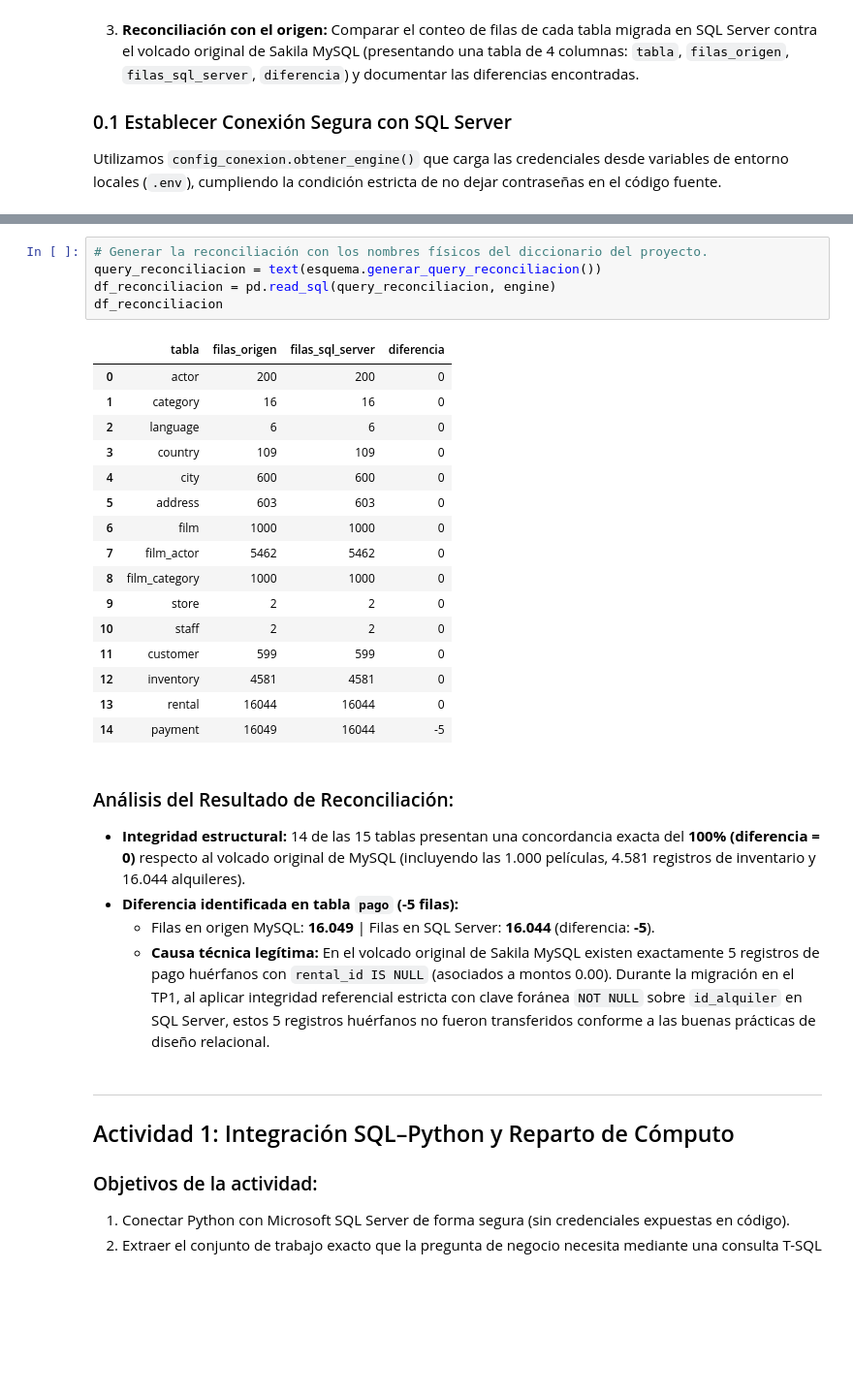
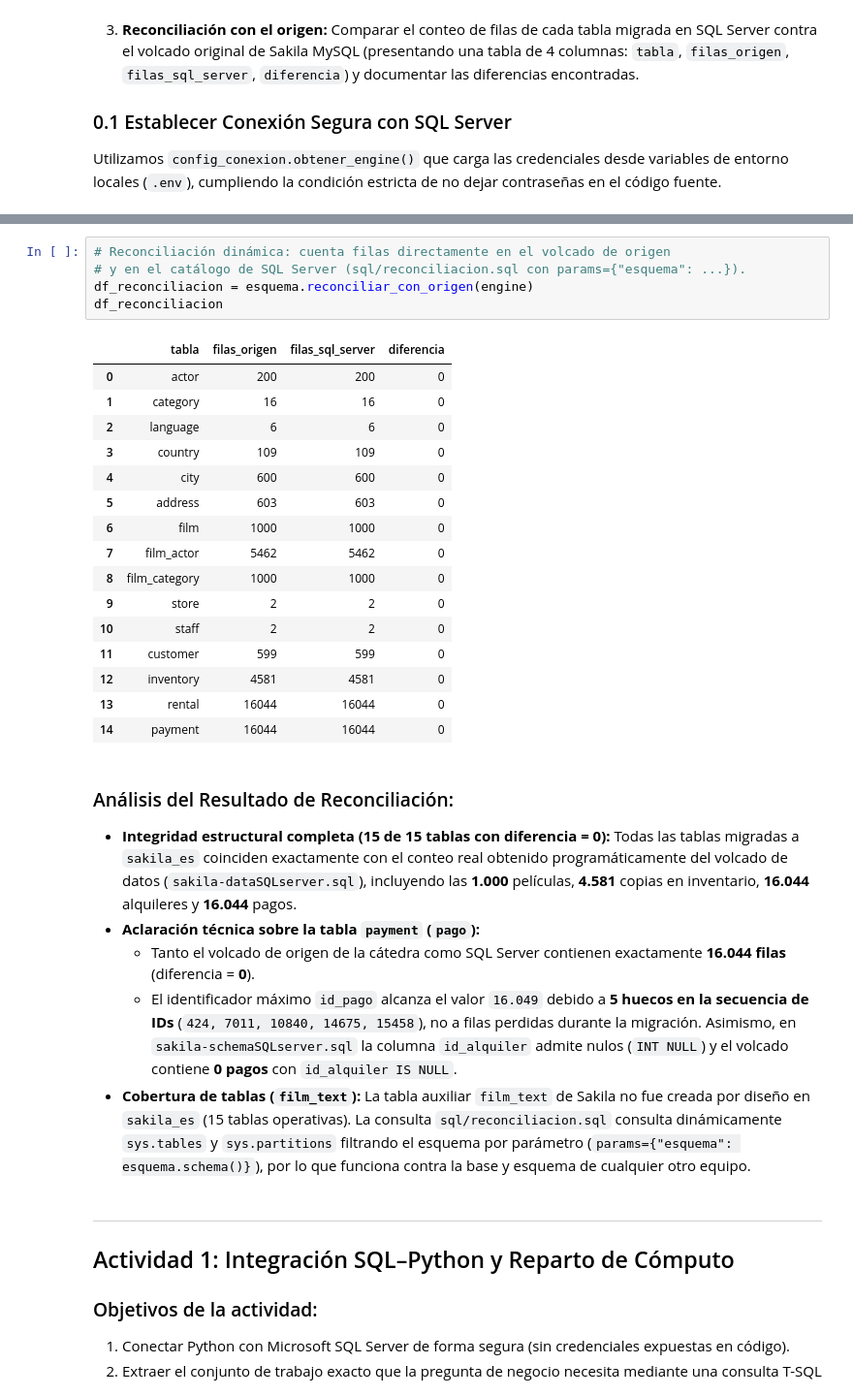
Before and after one commit to BUGn92/TP2SeminarioBD, a Jupyter notebook: notebooks/analisis.ipynb, the cells around one changed output, grey strips where cells are left out. Shown at 97% size. Saved outputs shown, nothing was run; the diff lists cells and outputs as text; blank space fills up the shorter version.

```diff
--- a/notebooks/analisis.ipynb
+++ b/notebooks/analisis.ipynb
@@ -40,32 +39,33 @@ config_conexion.probar_conexion()
 True
 # %%
-# Generar la reconciliación con los nombres físicos del diccionario del proyecto.
-query_reconciliacion = text(esquema.generar_query_reconciliacion())
-df_reconciliacion = pd.read_sql(query_reconciliacion, engine)
+# Reconciliación dinámica: cuenta filas directamente en el volcado de origen
+# y en el catálogo de SQL Server (sql/reconciliacion.sql con params={"esquema": ...}).
+df_reconciliacion = esquema.reconciliar_con_origen(engine)
 df_reconciliacion
 # %% [output]
 |  | tabla | filas_origen | filas_sql_server | diferencia |
 | 0 | actor | 200 | 200 | 0 |
 | 1 | category | 16 | 16 | 0 |
 | 2 | language | 6 | 6 | 0 |
 | 3 | country | 109 | 109 | 0 |
 | 4 | city | 600 | 600 | 0 |
 | 5 | address | 603 | 603 | 0 |
 | 6 | film | 1000 | 1000 | 0 |
 | 7 | film_actor | 5462 | 5462 | 0 |
 | 8 | film_category | 1000 | 1000 | 0 |
 | 9 | store | 2 | 2 | 0 |
 | 10 | staff | 2 | 2 | 0 |
 | 11 | customer | 599 | 599 | 0 |
 | 12 | inventory | 4581 | 4581 | 0 |
 | 13 | rental | 16044 | 16044 | 0 |
-| 14 | payment | 16049 | 16044 | -5 |
+| 14 | payment | 16044 | 16044 | 0 |
 # %% [markdown]
 ### Análisis del Resultado de Reconciliación:
-* **Integridad estructural:** 14 de las 15 tablas presentan una concordancia exacta del **100% (diferencia = 0)** respecto al volcado original de MySQL (incluyendo las 1.000 películas, 4.581 registros de inventario y 16.044 alquileres).
-* **Diferencia identificada en tabla `pago` (-5 filas):**
-  * Filas en origen MySQL: **16.049** | Filas en SQL Server: **16.044** (diferencia: **-5**).
-  * **Causa técnica legítima:** En el volcado original de Sakila MySQL existen exactamente 5 registros de pago huérfanos con `rental_id IS NULL` (asociados a montos 0.00). Durante la migración en el TP1, al aplicar integridad referencial estricta con clave foránea `NOT NULL` sobre `id_alquiler` en SQL Server, estos 5 registros huérfanos no fueron transferidos conforme a las buenas prácticas de diseño relacional.
+* **Integridad estructural completa (15 de 15 tablas con diferencia = 0):** Todas las tablas migradas a `sakila_es` coinciden exactamente con el conteo real obtenido programáticamente del volcado de datos (`sakila-dataSQLserver.sql`), incluyendo las **1.000** películas, **4.581** copias en inventario, **16.044** alquileres y **16.044** pagos.
+* **Aclaración técnica sobre la tabla `payment` (`pago`):**
+  * Tanto el volcado de origen de la cátedra como SQL Server contienen exactamente **16.044 filas** (diferencia = **0**).
+  * El identificador máximo `id_pago` alcanza el valor `16.049` debido a **5 huecos en la secuencia de IDs** (`424, 7011, 10840, 14675, 15458`), no a filas perdidas durante la migración. Asimismo, en `sakila-schemaSQLserver.sql` la columna `id_alquiler` admite nulos (`INT NULL`) y el volcado contiene **0 pagos** con `id_alquiler IS NULL`.
+* **Cobertura de tablas (`film_text`):** La tabla auxiliar `film_text` de Sakila no fue creada por diseño en `sakila_es` (15 tablas operativas). La consulta `sql/reconciliacion.sql` consulta dinámicamente `sys.tables` y `sys.partitions` filtrando el esquema por parámetro (`params={"esquema": esquema.schema()}`), por lo que funciona contra la base y esquema de cualquier otro equipo.
 # %% [markdown]
 ---
 
```
Also changed, not shown: parts of 21 cells of this notebook, 18 other files.
